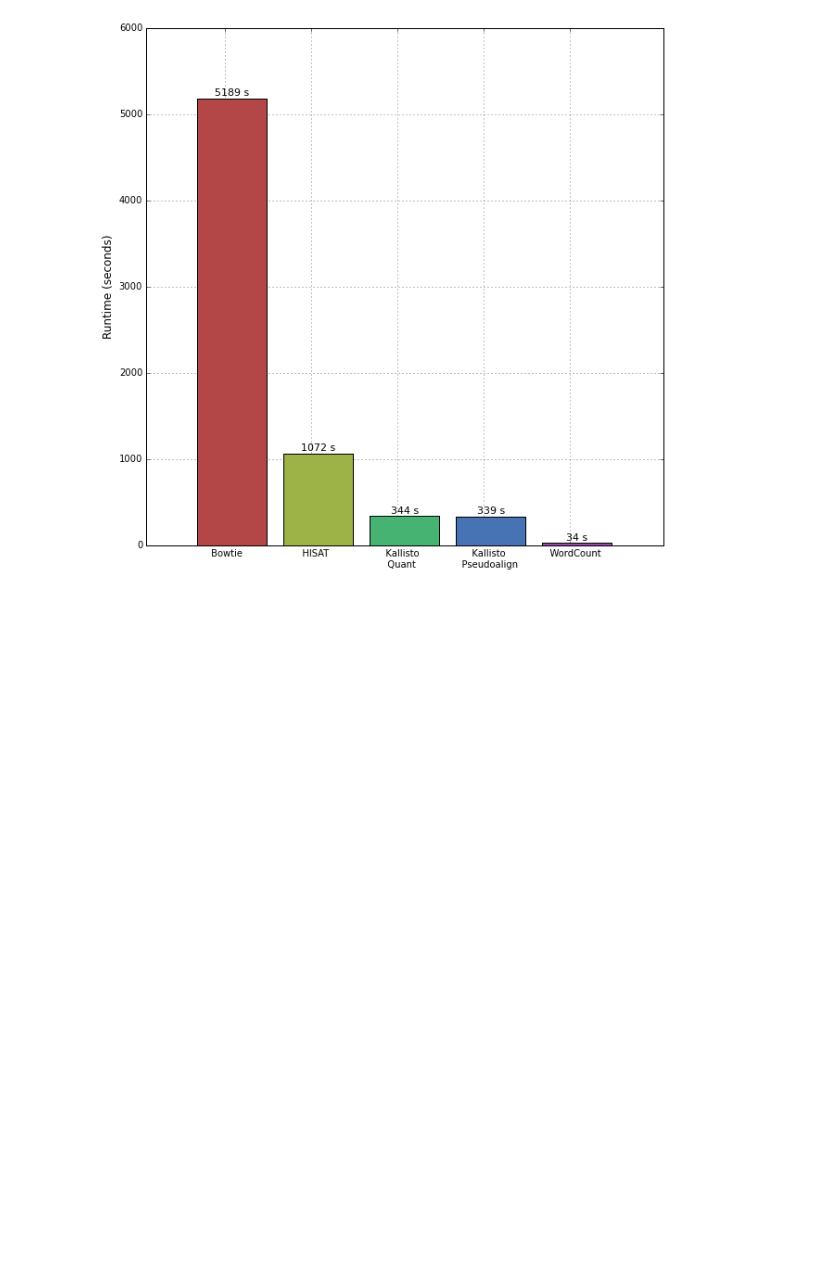
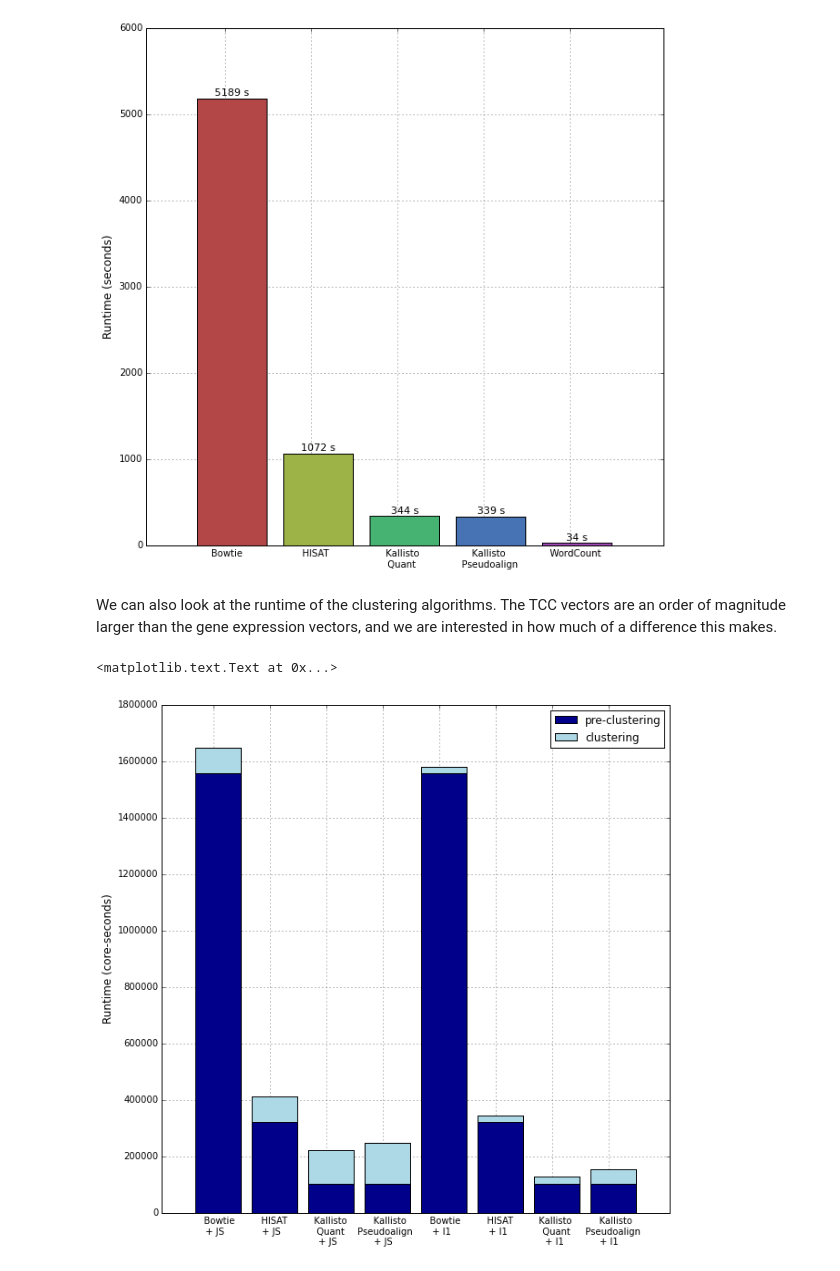
Before and after one commit to govinda-kamath/clustering_on_transcript_compatibility_counts, a Jupyter notebook: Timing_pipeline/Timing_Analysis.ipynb, the cells around one changed output. Cells and saved outputs as stored; diff of their text form; code cells hidden in the pictures; blank space fills up the shorter version.

Commit message:
Added clustering times

```diff
--- a/Timing_pipeline/Timing_Analysis.ipynb
+++ b/Timing_pipeline/Timing_Analysis.ipynb
@@ -79,3 +80,49 @@ plt.ylabel('Runtime (seconds)',size=12)
 plt.show()
 # %% [output]
 [figure]
+# %% [markdown]
+We can also look at the runtime of the clustering algorithms. The TCC vectors are an order of magnitude larger than the gene expression vectors, and we are interested in how much of a difference this makes.
+# %%
+# Time clusterings
+# os.system('bash time_pairwise_distances.sh')
+file_list=['time_TCC.txt', 'time_kallisto.txt','time_UMI.txt','time_TCC_l1.txt',
+           'time_kallisto_l1.txt','time_UMI_l1.txt']
+
+# Sum the user and system run times outputted by the above bash script
+times=np.zeros((6,1))
+cur_time=0
+for ind in range(6):
+    with open ('../Zeisel_pipeline/'+file_list[ind]) as f:
+        for line in f:
+            line1=line.split()
+            if len(line1)==2 and (line1[0]=='user' or line1[0]=='sys'):
+                line2 = re.split("[ms]+", line1[1])
+                cur_time += int(line2[0])*60 + float(line2[1])
+    times[ind]=cur_time
+    cur_time=0
+
+# Plot
+bottom_bar=np.array([300*bowtie1, 300*hisat, 300*kallisto, 300*TCC ,300*bowtie1, 300*hisat, 300*kallisto, 300*TCC ])
+top_bar=np.array([times[2], times[2], times[1], times[0], times[5], times[5], times[4], times[3]])
+total_ht=map(float,bottom_bar)+map(float,top_bar)
+N=8
+ind = np.arange(N)
+width = 0.45
+fig = plt.figure(figsize=(10,10))
+ax = fig.add_subplot(111)
+rects1 = ax.bar(ind, bottom_bar, width=0.8, color=
+                'DarkBlue', zorder=4, align='center',label='pre-clustering')
+rects2 = ax.bar(ind, top_bar, width=0.8, color=
+                'LightBlue', zorder=4, align='center',label='clustering',bottom=bottom_bar)
+methods = ['    Bowtie \n + JS', '   HISAT \n + JS','   Kallisto\n   Quant \n + JS',
+           '     Kallisto\n Pseudoalign \n+ JS',
+          '    Bowtie \n + l1', '   HISAT \n + l1','  Kallisto\n   Quant \n + l1',
+          '     Kallisto\n   Pseudoalign \n+ l1']
+plt.grid()
+plt.legend()
+xticks_pos = [0.65*patch.get_width() + patch.get_xy()[0] -0.2 for patch in rects1]
+plt.xticks(xticks_pos, methods, ha='center', rotation=0, size=10)
+plt.ylabel('Runtime (core-seconds)',size=12)
+# %% [output]
+<matplotlib.text.Text at 0x...>
+[figure, added]
```
Also changed, not shown: parts of 1 cell of this notebook.
